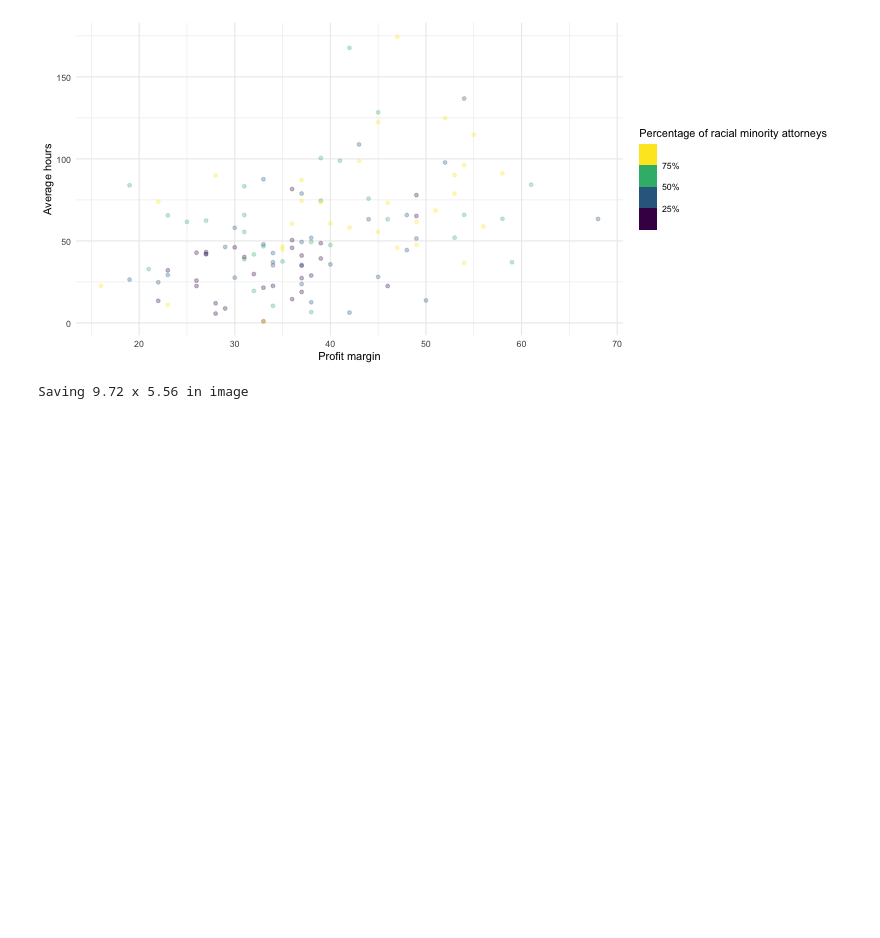
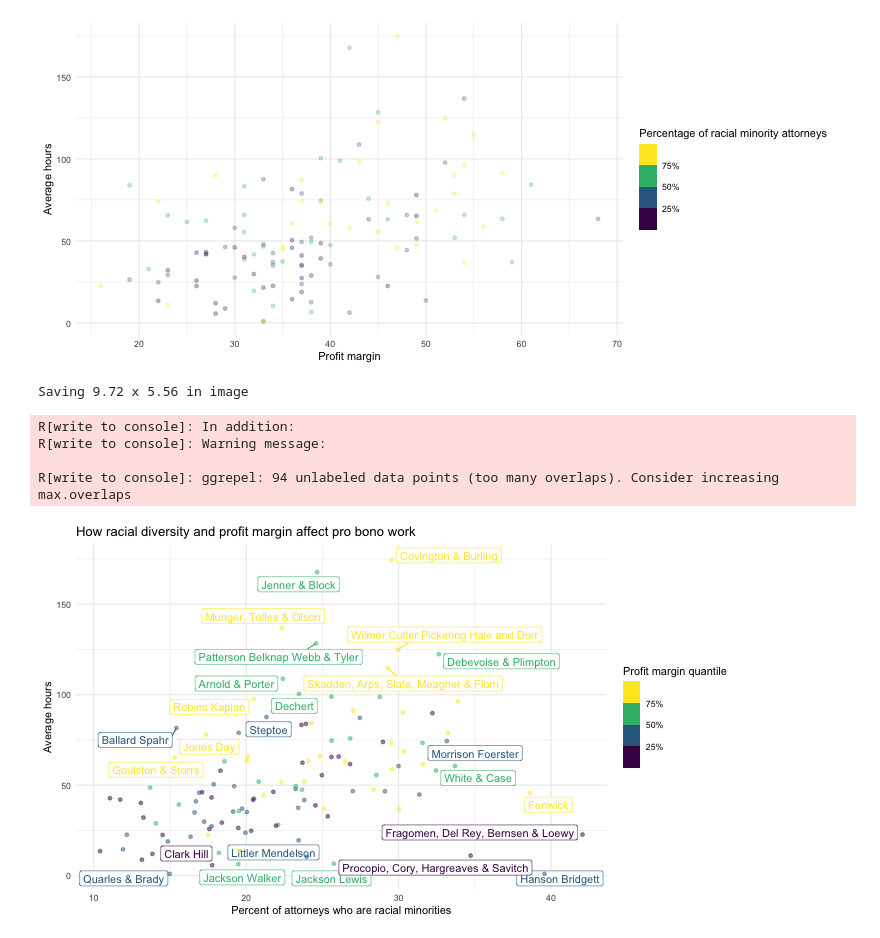
Before and after one commit to sabinahung/pro-bono, a Jupyter notebook: graphcs.ipynb, the cells around one changed output. Drawn from its saved outputs; the diff is of its cells as text; code cells hidden in the pictures; blank space fills up the shorter version.

Commit message:
create labeled scatterplot

```diff
--- a/graphcs.ipynb
+++ b/graphcs.ipynb
@@ -232,3 +232,38 @@ df %>%
   ggsave('graphics/scatter_profit-margin_avg1.svg')
 # %% [output]
 Saving 9.72 x 5.56 in image
+# %%
+%%R -w 700 -h 400
+library(dplyr)
+library(scales)  # For pretty_breaks()
+
+
+avg_hrs_quantiles <- quantile(df$avg_hrs_24, probs = c(0.25, 0.5, 0.75), na.rm = TRUE)
+racial_quantiles <- quantile(df$pct_attorney_racial_24, probs = c(0.25, 0.5, 0.75), na.rm = TRUE)
+profit_quantiles <- quantile(df$profit_margin_23, probs = c(0.25, 0.5, 0.75), na.rm = TRUE)
+
+df %>%
+  ggplot() +
+  aes(
+
+      x = pct_attorney_racial_24,
+      color = profit_margin_23,
+      label = firm,
+
+      y = avg_hrs_24,
+      ) +
+  geom_label_repel() +
+  geom_point(alpha = 0.5) +
+  theme_minimal() +
+  labs(
+        title = 'How racial diversity and profit margin affect pro bono work',
+        x = 'Percent of attorneys who are racial minorities',
+        y = 'Average hours',
+        color = 'Profit margin quantile') +
+  scale_color_viridis_b(breaks = profit_quantiles)
+# %% [output]
+R[write to console]: In addition:
+R[write to console]: Warning message:
+
+R[write to console]: ggrepel: 94 unlabeled data points (too many overlaps). Consider increasing max.overlaps
+[figure, added]
```
